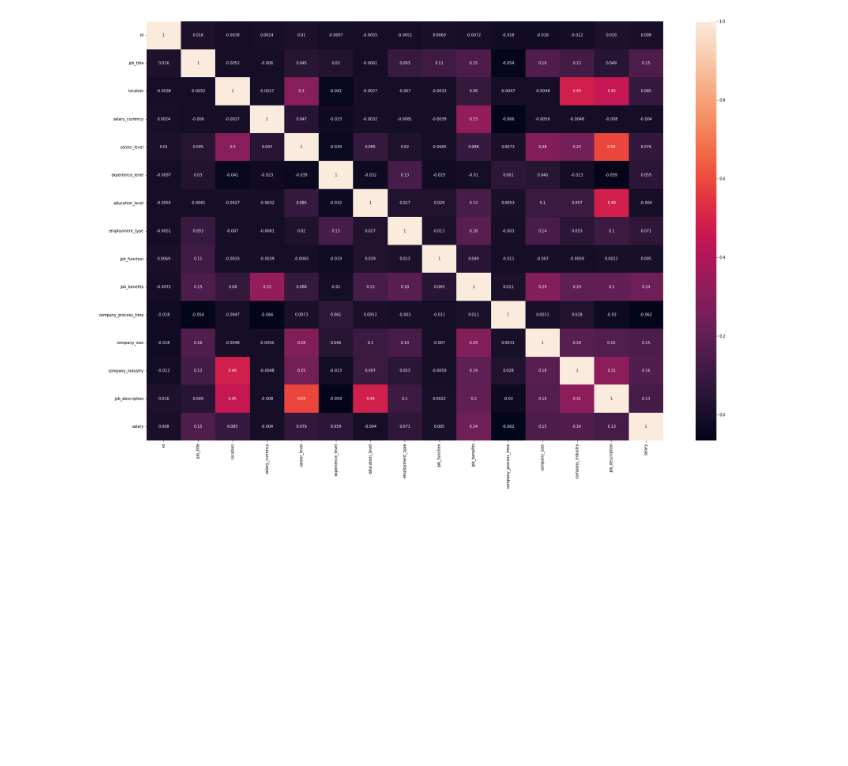
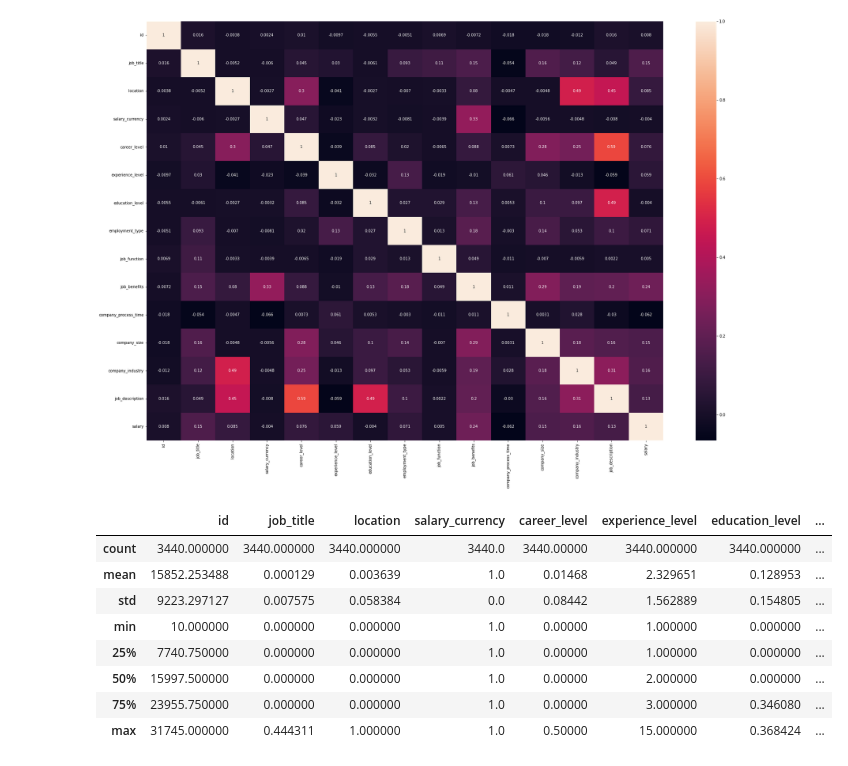
Before and after one commit to TeguhPermana666/Find_IT, a Jupyter notebook: Analisis.ipynb, the cells around one changed output. Saved outputs shown, nothing was run; the diff lists cells and outputs as text; code cells hidden in the pictures; blank space fills up the shorter version.

Commit message:
[Data Describe ]

```diff
--- a/Analisis.ipynb
+++ b/Analisis.ipynb
@@ -845,3 +845,15 @@ sns.heatmap(data_train.corr(),annot=True)
 # %% [output]
 <AxesSubplot:>
 [figure]
+# %%
+data_train.describe()
+# %% [output]
+|  | id | job_title | location | salary_currency | career_level | experience_level | education_level | ... |
+| count | 3440.000000 | 3440.000000 | 3440.000000 | 3440.0 | 3440.00000 | 3440.000000 | 3440.000000 | ... |
+| mean | 15852.253488 | 0.000129 | 0.003639 | 1.0 | 0.01468 | 2.329651 | 0.128953 | ... |
+| std | 9223.297127 | 0.007575 | 0.058384 | 0.0 | 0.08442 | 1.562889 | 0.154805 | ... |
+| min | 10.000000 | 0.000000 | 0.000000 | 1.0 | 0.00000 | 1.000000 | 0.000000 | ... |
+| 25% | 7740.750000 | 0.000000 | 0.000000 | 1.0 | 0.00000 | 1.000000 | 0.000000 | ... |
+| 50% | 15997.500000 | 0.000000 | 0.000000 | 1.0 | 0.00000 | 2.000000 | 0.000000 | ... |
+| 75% | 23955.750000 | 0.000000 | 0.000000 | 1.0 | 0.00000 | 3.000000 | 0.346080 | ... |
+| max | 31745.000000 | 0.444311 | 1.000000 | 1.0 | 0.50000 | 15.000000 | 0.368424 | ... |
```
Also changed, not shown: parts of 3 cells of this notebook.
